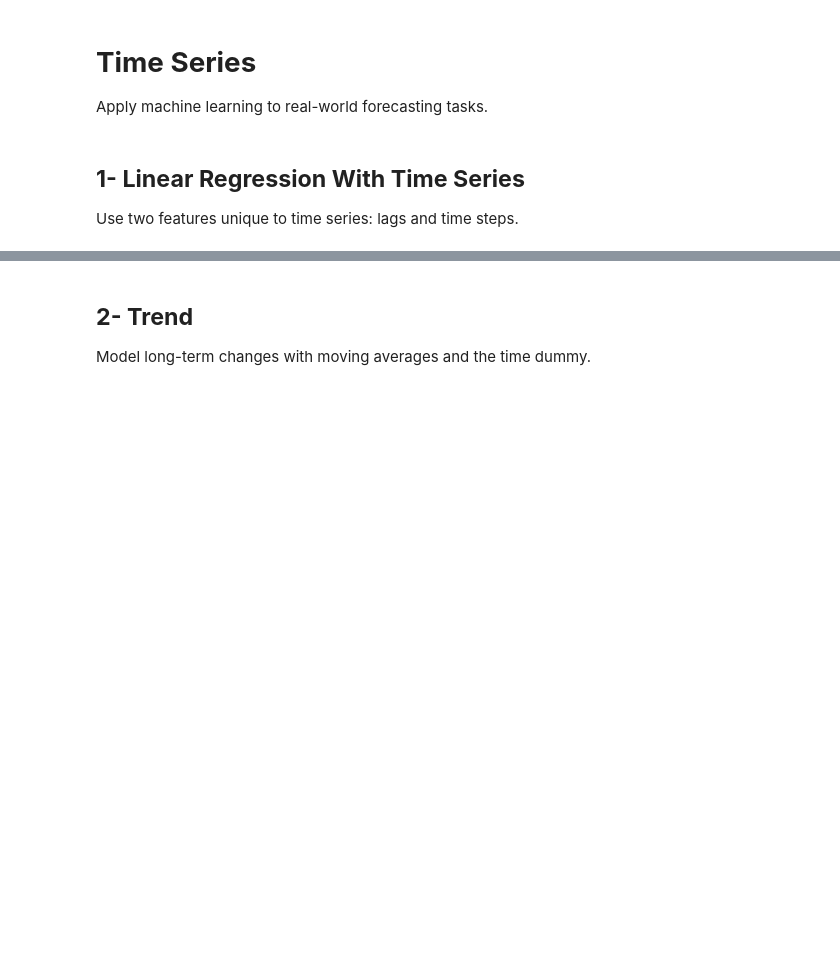
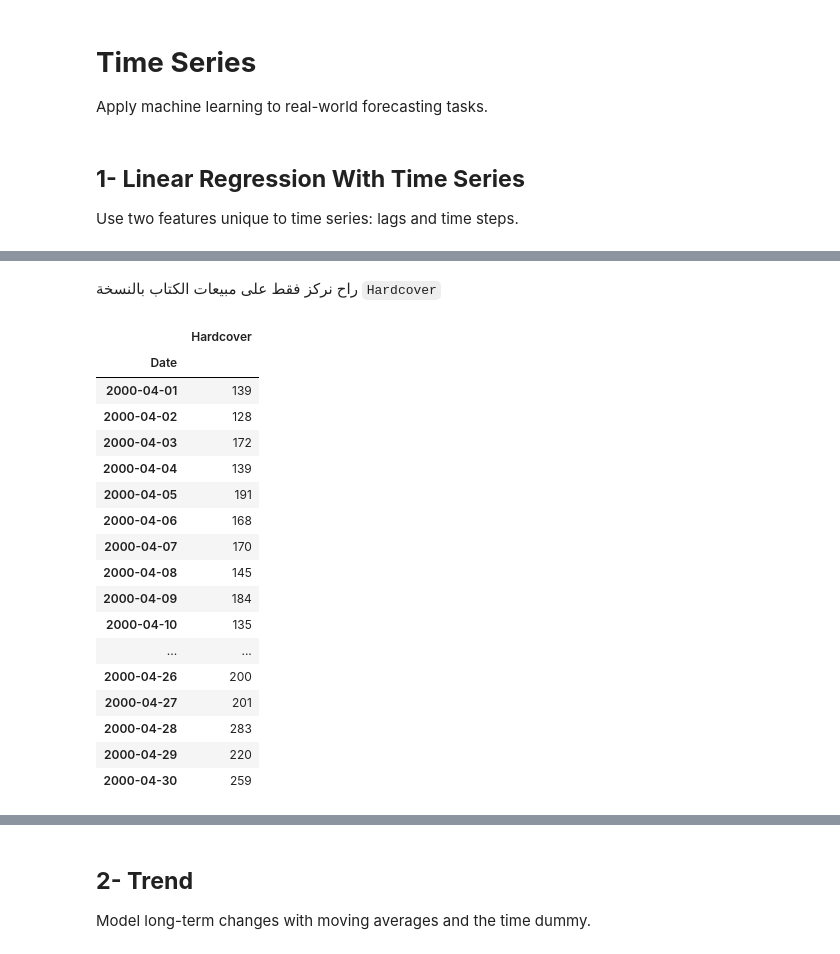
Before and after one commit to JBadawood/Kaggle, a Jupyter notebook: Time_Series.ipynb, the cells around one changed output, grey strips where cells are left out. Cells and saved outputs as stored; diff of their text form; code cells hidden in the pictures; blank space fills up the shorter version.

```diff
--- a/Time_Series.ipynb
+++ b/Time_Series.ipynb
@@ -8,0 +67,25 @@ Use two features unique to time series: lags and time steps.
+# %% [markdown]
+راح نركز فقط على مبيعات الكتاب بالنسخة `Hardcover`
+# %%
+DataFrame_Sales = pd.read_csv('/content/drive/MyDrive/iMLND/Kaggle/Time_Series/book_sales.csv', index_col = 'Date', parse_dates=['Date']).drop('Paperback', axis=1)
+# %%
+DataFrame_Sales
+# %% [output]
+|  | Hardcover |
+| Date |  |
+| 2000-04-01 | 139 |
+| 2000-04-02 | 128 |
+| 2000-04-03 | 172 |
+| 2000-04-04 | 139 |
+| 2000-04-05 | 191 |
+| 2000-04-06 | 168 |
+| 2000-04-07 | 170 |
+| 2000-04-08 | 145 |
+| 2000-04-09 | 184 |
+| 2000-04-10 | 135 |
+| ... | ... |
+| 2000-04-26 | 200 |
+| 2000-04-27 | 201 |
+| 2000-04-28 | 283 |
+| 2000-04-29 | 220 |
+| 2000-04-30 | 259 |
```
Also changed, not shown: parts of 10 cells of this notebook.
